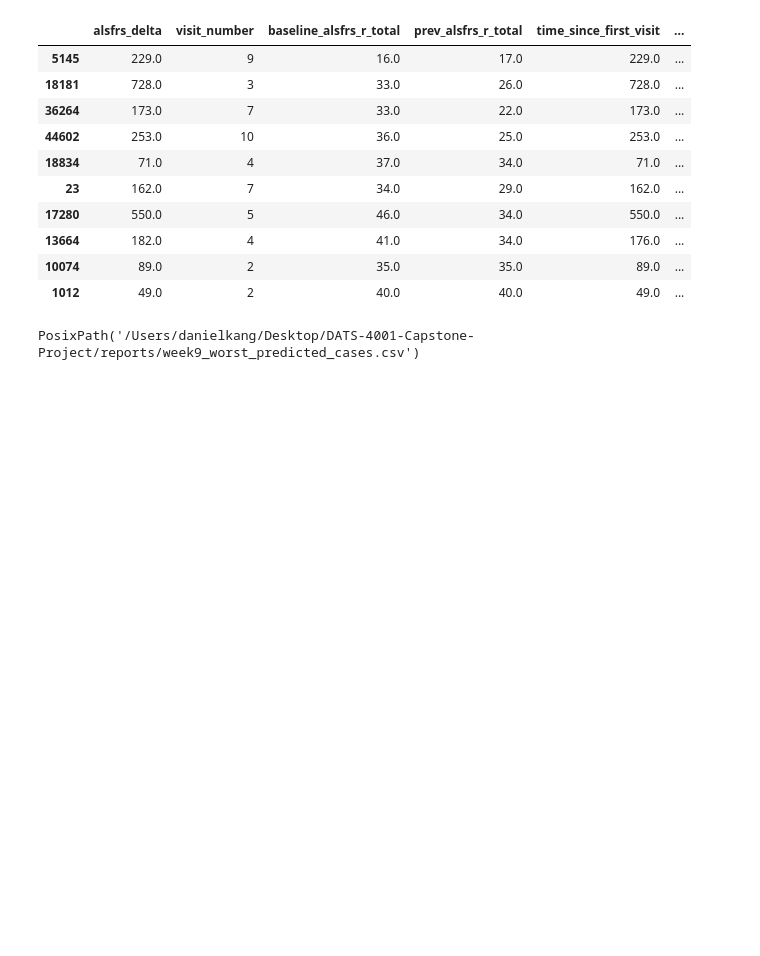
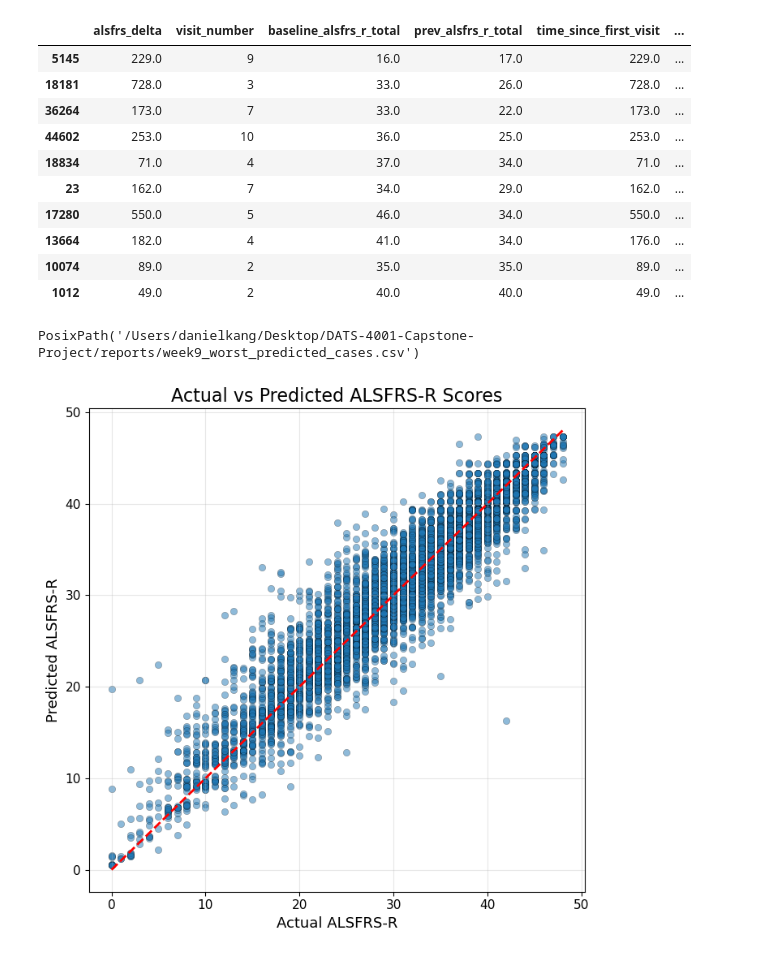
Before and after one commit to ddanielkang/DATS-4001-Capstone-Project, a Jupyter notebook: notebooks/08_results_refinement.ipynb, the cells around one changed output. Drawn from its saved outputs; the diff is of its cells as text; code cells hidden in the pictures; blank space fills up the shorter version.

```diff
--- a/notebooks/08_results_refinement.ipynb
+++ b/notebooks/08_results_refinement.ipynb
@@ -377,0 +380,24 @@ PosixPath('/Users/danielkang/Desktop/DATS-4001-Capstone-Project/reports/week9_wo
+# %%
+plt.figure(figsize=(7, 7))
+
+plt.scatter(
+    results_df["actual_alsfrs_r_total"],
+    results_df["predicted_alsfrs_r_total"],
+    alpha=0.5,
+    edgecolor="black",
+    linewidth=0.3
+)
+
+plt.plot([0, 48], [0, 48], linestyle="--", color="red", linewidth=2)
+
+plt.title("Actual vs Predicted ALSFRS-R Scores", fontsize=16)
+plt.xlabel("Actual ALSFRS-R", fontsize=13)
+plt.ylabel("Predicted ALSFRS-R", fontsize=13)
+plt.xticks(fontsize=11)
+plt.yticks(fontsize=11)
+plt.grid(alpha=0.3)
+plt.tight_layout()
+plt.savefig("../figures/demo_actual_vs_predicted.png", dpi=300)
+plt.show()
+# %% [output]
+[figure, added]
```
Also changed, not shown: parts of 3 cells of this notebook, 20 other files.
